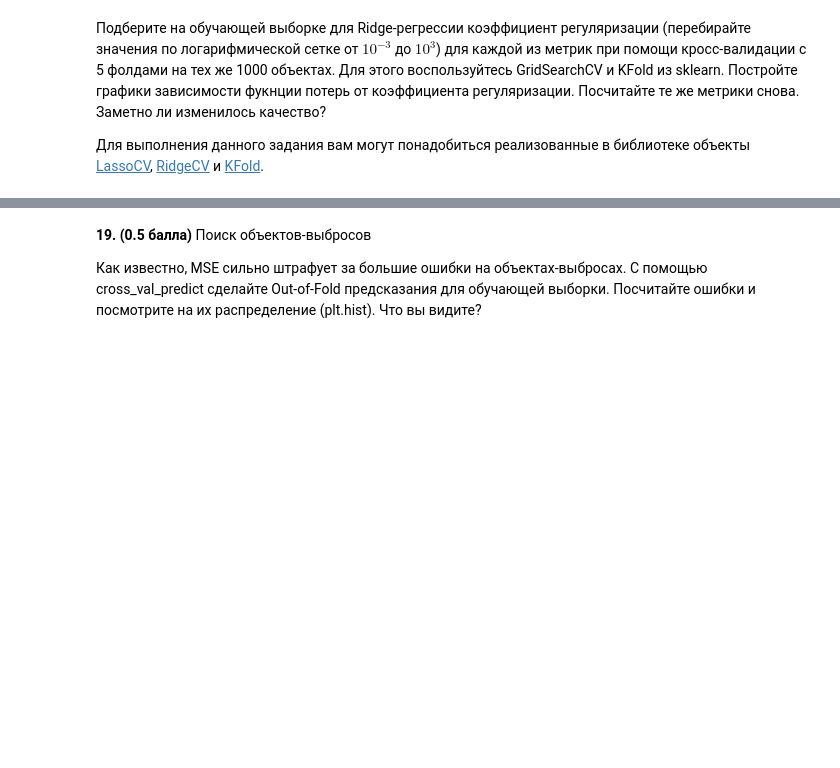
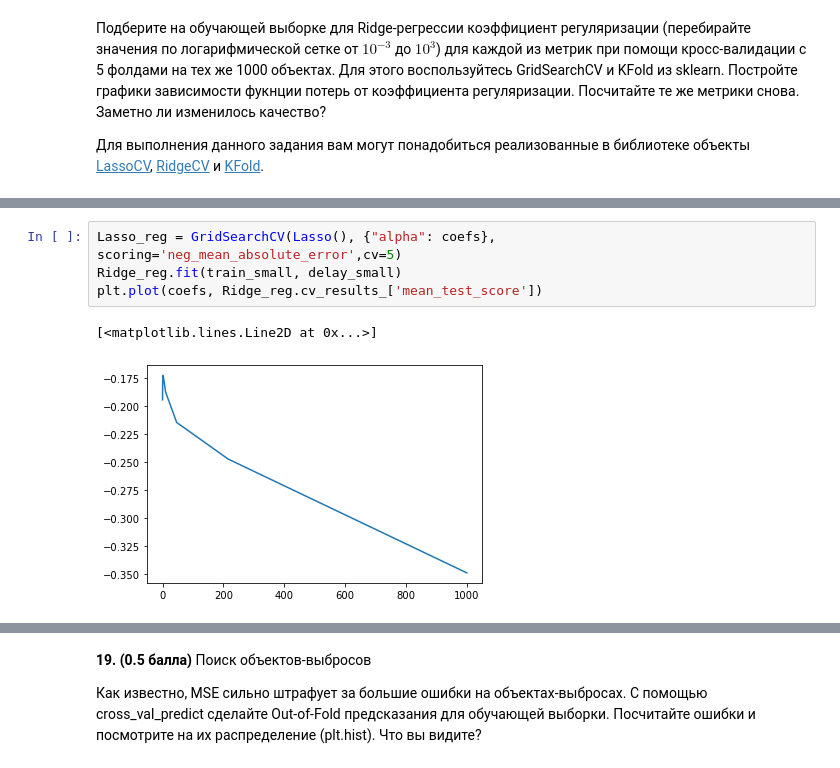
Before and after one commit to Soberjan/MachineLearning2023, a Jupyter notebook: homework-practice-02-linregr.ipynb, the cells around one changed output, grey strips where cells are left out. Saved outputs shown, nothing was run; the diff lists cells and outputs as text; blank space fills up the shorter version.

```diff
--- a/homework-practice-02-linregr.ipynb
+++ b/homework-practice-02-linregr.ipynb
@@ -627,0 +648,7 @@ print(ridge.score(air_test, delay_test))
+# %%
+Lasso_reg = GridSearchCV(Lasso(), {"alpha": coefs}, scoring='neg_mean_absolute_error',cv=5)
+Ridge_reg.fit(train_small, delay_small)
+plt.plot(coefs, Ridge_reg.cv_results_['mean_test_score'])
+# %% [output]
+[<matplotlib.lines.Line2D at 0x...>]
+[figure, added]
```
Also changed, not shown: parts of 5 cells of this notebook.
